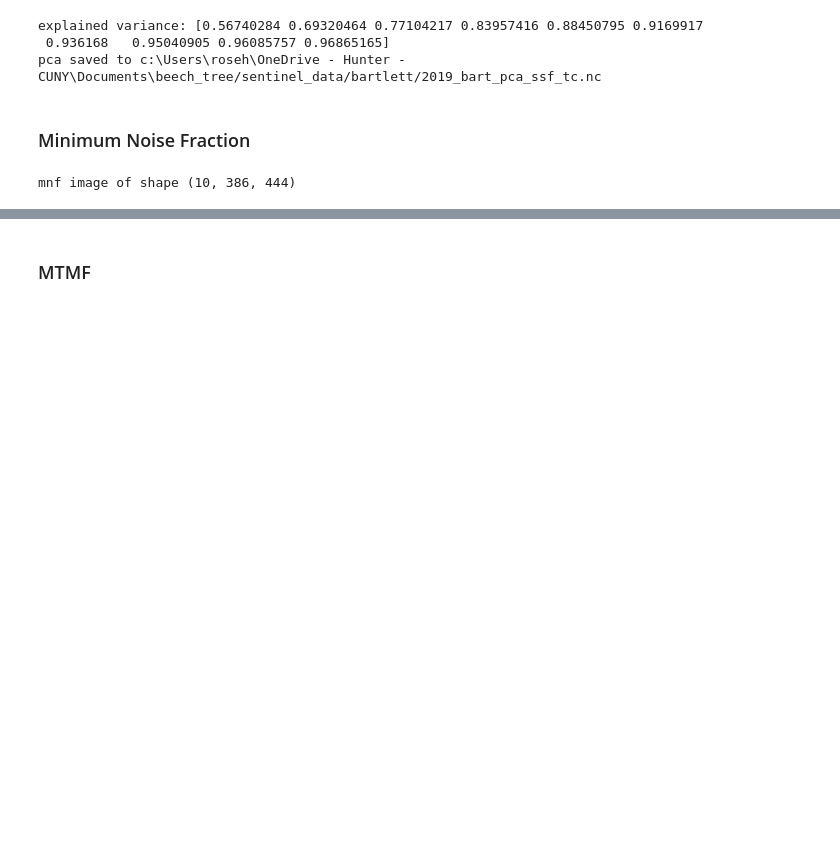
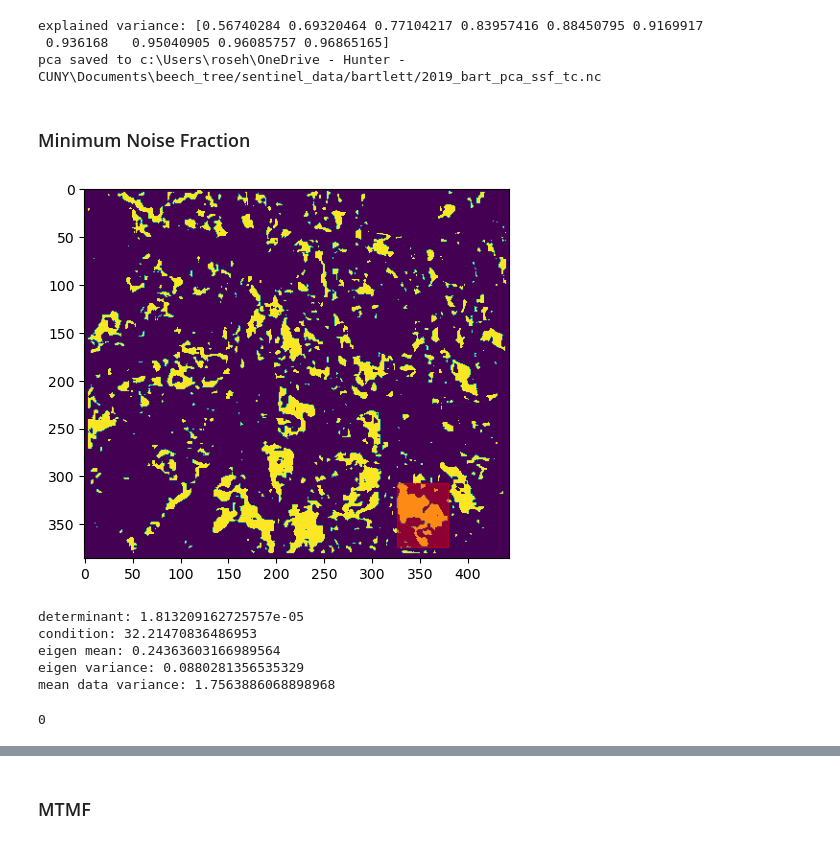
Before and after one commit to rosehanuy/beech-catskills, a Jupyter notebook: data_stack.ipynb, the cells around one changed output, grey strips where cells are left out. Cells and saved outputs as stored; diff of their text form; code cells hidden in the pictures; blank space fills up the shorter version.

Commit message:
matched filter working

```diff
--- a/data_stack.ipynb
+++ b/data_stack.ipynb
@@ -368,7 +368,35 @@ gs_tc_mnf_input = roi1.make_mnf_input(v1='gs',v2='tc',month='month2',diffs=True,
 ssf_tc_mnf_input = roi1.make_mnf_input(v1='ssf',v2='tc',month='month2',diffs=True,diff_num=0)
 # %%
 mnf_1 = MNF(gs_tc_mnf_input)
-# %%
-mnf_1.make_mnf()
-# %% [output]
-mnf image of shape (10, 386, 444)
+# %%
+def get_noise_region(data,percentile):
+    image = data
+    # apply 7x7 window, calculate variance
+    variance_map = np.mean([generic_filter(image[b,:, :], lambda x: np.var(x), size=7) for b in range(image.shape[0])], axis=0)
+    # find areas with variance < 30th percentile
+    threshold = np.percentile(np.nan_to_num(variance_map,np.nanmean(variance_map)), percentile)  # Select the lowest variance regions
+    low_var = variance_map < threshold
+
+    # extract largest region of low variance
+    binary_mask = low_var.astype(np.uint8)
+
+    # Find contours of homogeneous regions
+    contours, _ = cv2.findContours(binary_mask, cv2.RETR_EXTERNAL, cv2.CHAIN_APPROX_SIMPLE)
+    # Get the largest region
+    largest_contour = max(contours, key=cv2.contourArea)
+    # Get bounding box coordinates
+    x, y, w, h = cv2.boundingRect(largest_contour)
+
+     #box(xmin, ymin, xmax, ymax,
+    bx = box(x,y+h,x+w,y)
+
+    bx, by = bx.exterior.xy
+
+    plt.imshow(low_var)
+    plt.fill(bx,by,edgecolor='red',facecolor='red',alpha=0.4)
+    # Extract the subregion from the image
+    return image[:,y:y+h, x:x+w]
+
+noise_region = get_noise_region(mnf_1.data,30)
+# %% [output]
+[figure, added]
@@ -374,0 +428,24 @@ mnf image of shape (10, 386, 444)
+# %%
+data = mnf_1.data[16:21,:,:]
+
+# make noise matrix
+noise_matrix = estimate_noise(noise_region[16:21,:,:])
+n_cov_matrix = get_noise_cov_matrix(noise_matrix)
+
+# check stability of noise covariance matrix
+determinant = np.linalg.det(n_cov_matrix) # should be greater than 10e-10
+condition = np.linalg.cond(n_cov_matrix) # should be below 10e7
+
+eigvals = np.linalg.eigvals(n_cov_matrix)
+
+data_variance = np.nanvar(mnf_1.data, axis=(1,2))  # Variance across spatial dimensions
+mean_data_variance = np.mean(data_variance)
+mean_data_variance
+
+print(f'determinant: {determinant}\ncondition: {condition}\neigen mean: {np.mean(eigvals)}\neigen variance: {np.var(eigvals)}\nmean data variance: {mean_data_variance}')
+# %% [output]
+determinant: 1.813209162725757e-05
+condition: 32.21470836486953
+eigen mean: 0.24363603166989564
+eigen variance: 0.0880281356535329
+mean data variance: 1.7563886068898968
@@ -374,0 +466,4 @@ mnf image of shape (10, 386, 444)
+# %%
+print (len([_ for _ in eigvals if _ < 0])) # negative eigval means sqrt won't work
+# %% [output]
+0
```
Also changed, not shown: parts of 22 cells of this notebook.
